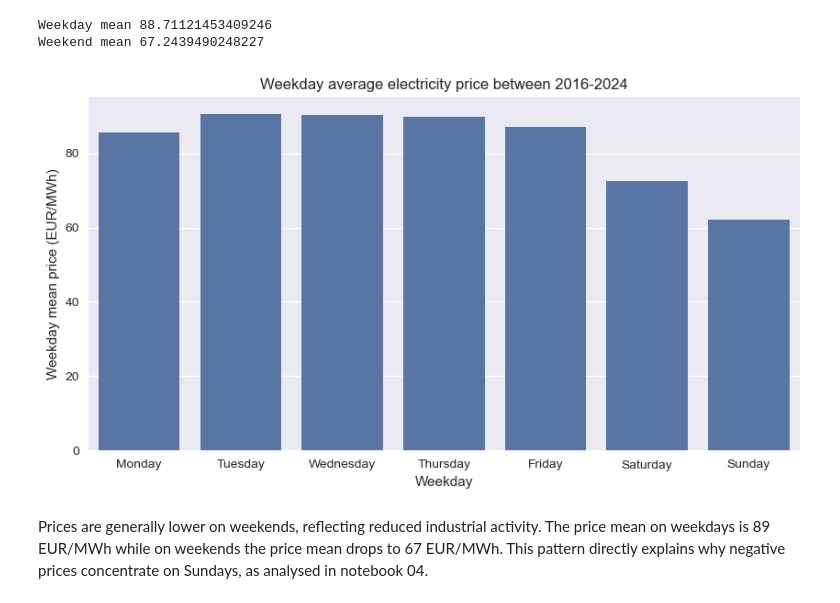
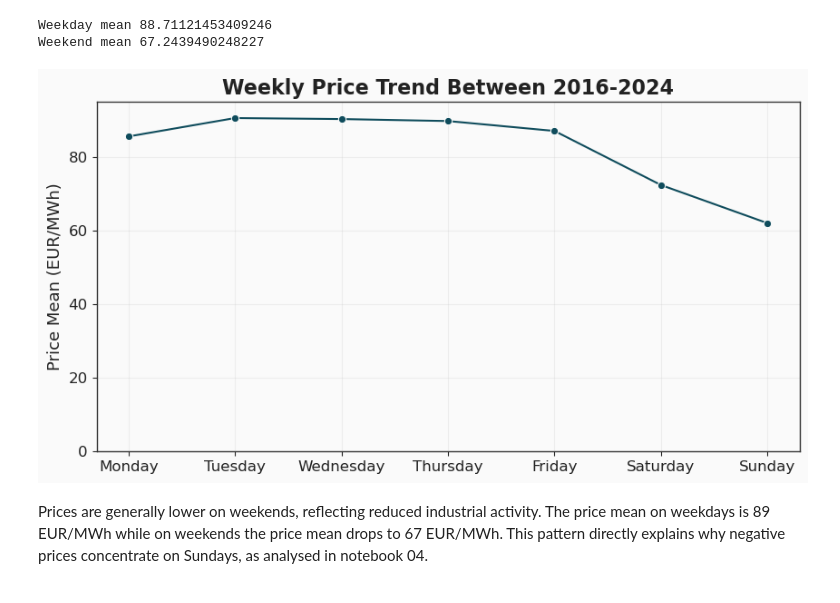
Before and after one commit to LisaBianConti/electricity-price-forecasting, a Jupyter notebook: notebooks/02_eda_temporal.ipynb, the cells around one changed output. Saved outputs shown, nothing was run; the diff lists cells and outputs as text; code cells hidden in the pictures.

```diff
--- a/notebooks/02_eda_temporal.ipynb
+++ b/notebooks/02_eda_temporal.ipynb
@@ -15,9 +18,13 @@ import numpy as np
 import pandas as pd
 import matplotlib.pyplot as plt
 import seaborn as sns
-
-plt.style.use("seaborn-v0_8")
-pd.set_option("display.max_columns", 50)
+# %%
+import sys
+sys.path.append("../src")
+import style
+style.apply_style()
+
+pd.set_option("display.max_columns", 50)
 # %%
 df_alls = pd.read_parquet("../data/processed/df_alls_cleaned.parquet")
 # %%
@@ -113,14 +120,15 @@ print("Weekend mean", np.mean(weekday_mean["day_mean"][5:7]))
 Weekday mean 88.71121453409246
 Weekend mean 67.2439490248227
 # %%
-plt.figure(figsize = (10,5))
-sns.barplot(data = weekday_mean, x = "weekday", y = "day_mean")
-plt.xlabel("Weekday")
-plt.ylabel("Weekday mean price (EUR/MWh)")
-plt.title("Weekday average electricity price between 2016-2024")
+plt.figure()
+sns.lineplot(data = weekday_mean, x = "weekday", y = "day_mean", marker = "o", color = style.COLORS["primary"])
+plt.xlabel("")
+plt.ylim([0, 95])
+plt.ylabel("Price Mean (EUR/MWh)")
+plt.title("Weekly Price Trend Between 2016-2024")
 plt.show()
 # %% [output]
-[figure, old version]
+[figure, new version]
 # %% [markdown]
 Prices are generally lower on weekends, reflecting reduced industrial activity. The price mean on weekdays is 89 EUR/MWh while on weekends the price mean drops to 67 EUR/MWh. This pattern directly explains why negative prices concentrate on Sundays, as analysed in notebook 04.
 # %% [markdown]
```
Also changed, not shown: parts of 31 cells of this notebook, 1 other file.
